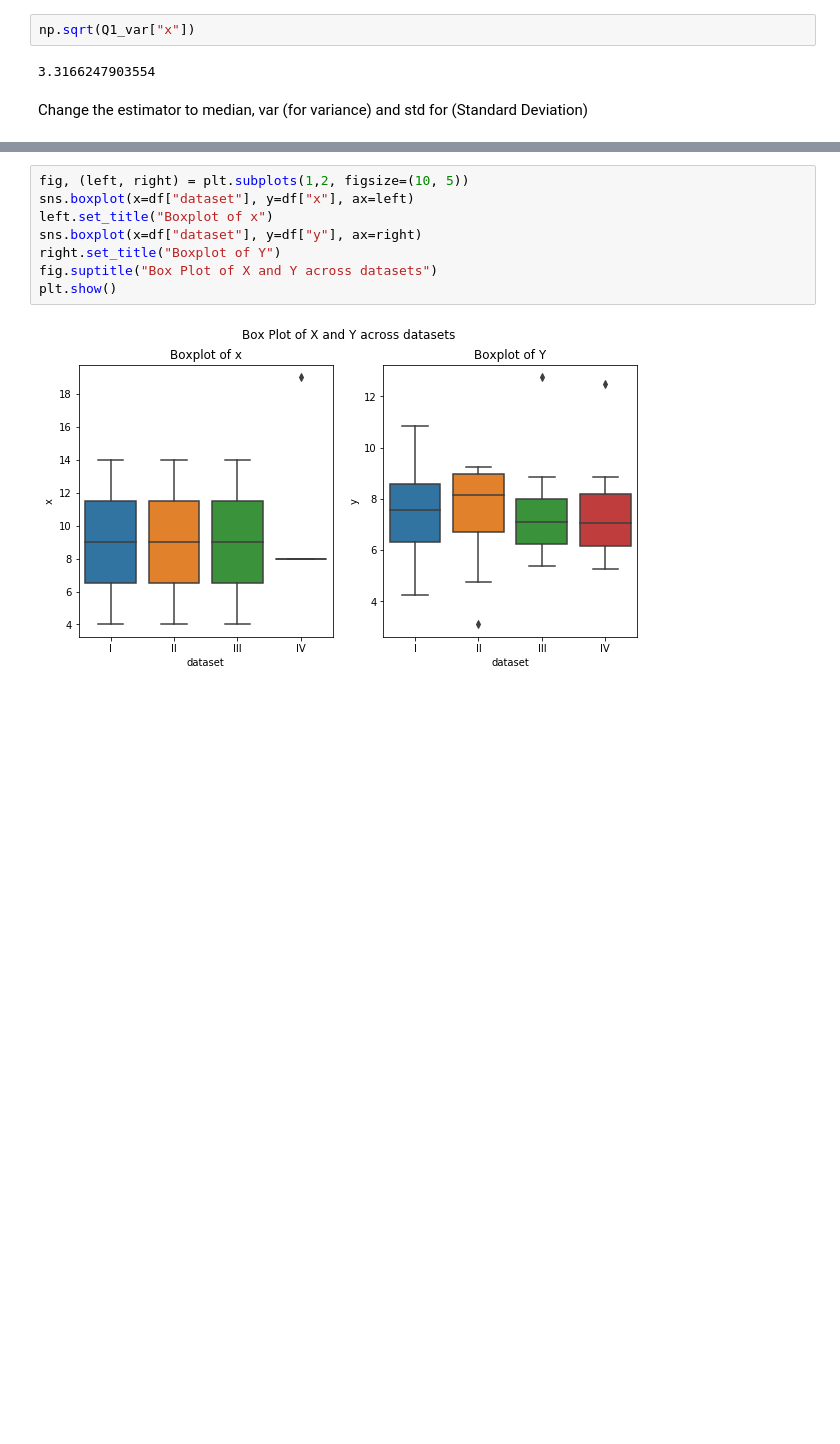
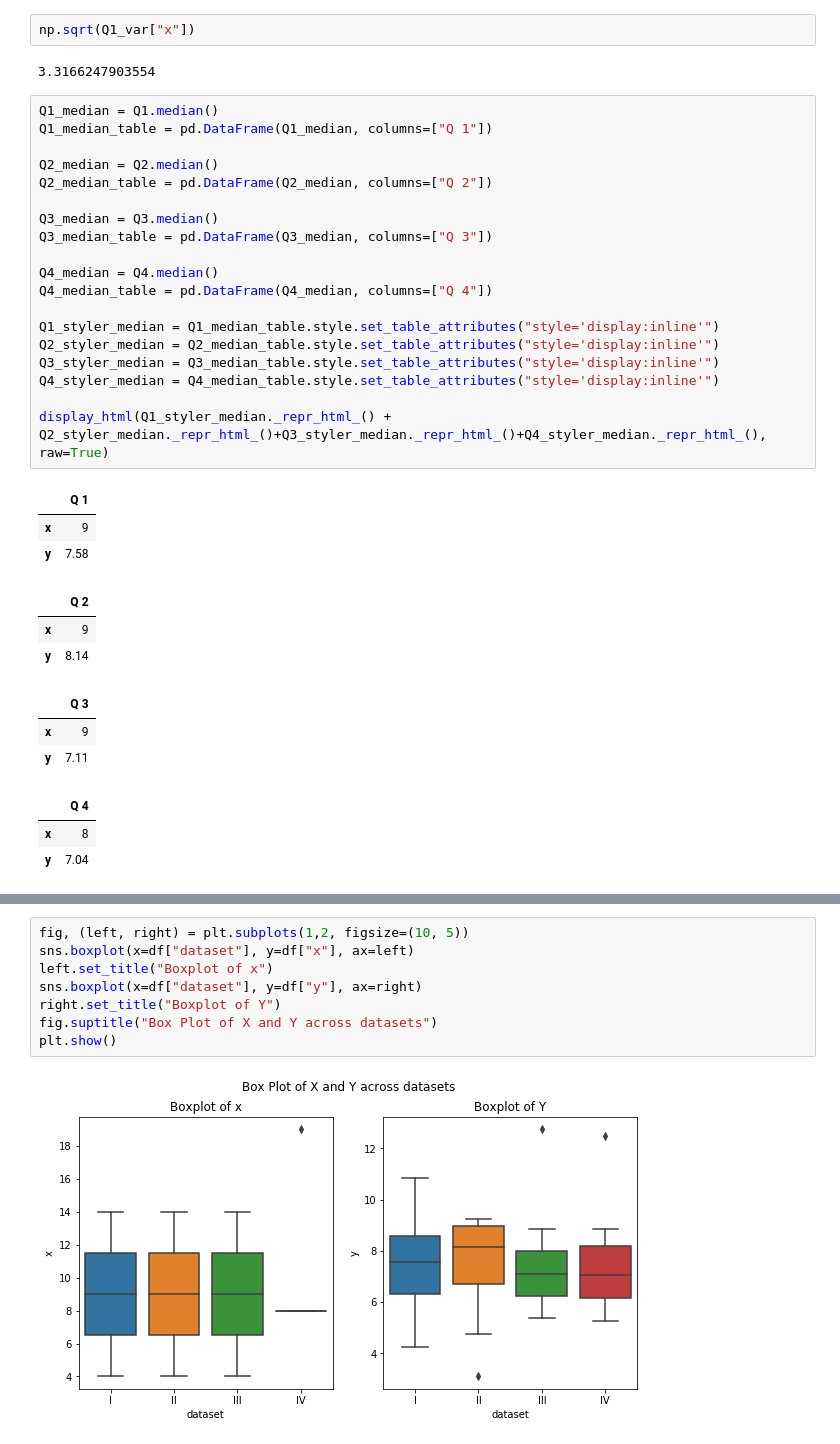
Before and after one commit to dermotkel/fundamentals-of-data-analysis-, a Jupyter notebook: Fundamentals of Data Analysis .ipynb, the cells around one changed output, grey strips where cells are left out. Drawn from its saved outputs; the diff is of its cells as text; blank space fills up the shorter version.

```diff
--- a/Fundamentals of Data Analysis .ipynb
+++ b/Fundamentals of Data Analysis .ipynb
@@ -220,8 +222,38 @@ display_html(Q1_styler_var._repr_html_() + Q2_styler_var._repr_html_()+Q3_styler
 np.sqrt(Q1_var["x"])
 # %% [output]
 3.3166247903554
-# %% [markdown]
-Change the estimator to median, var (for variance) and std for (Standard Deviation)
+# %%
+Q1_median = Q1.median()
+Q1_median_table = pd.DataFrame(Q1_median, columns=["Q 1"])
+
+Q2_median = Q2.median()
+Q2_median_table = pd.DataFrame(Q2_median, columns=["Q 2"])
+
+Q3_median = Q3.median()
+Q3_median_table = pd.DataFrame(Q3_median, columns=["Q 3"])
+
+Q4_median = Q4.median()
+Q4_median_table = pd.DataFrame(Q4_median, columns=["Q 4"])
+
+Q1_styler_median = Q1_median_table.style.set_table_attributes("style='display:inline'")
+Q2_styler_median = Q2_median_table.style.set_table_attributes("style='display:inline'")
+Q3_styler_median = Q3_median_table.style.set_table_attributes("style='display:inline'")
+Q4_styler_median = Q4_median_table.style.set_table_attributes("style='display:inline'")
+
+display_html(Q1_styler_median._repr_html_() + Q2_styler_median._repr_html_()+Q3_styler_median._repr_html_()+Q4_styler_median._repr_html_(), raw=True)
+# %% [output]
+|  | Q 1 |
+| x | 9 |
+| y | 7.58 |
+|  | Q 2 |
+| x | 9 |
+| y | 8.14 |
+|  | Q 3 |
+| x | 9 |
+| y | 7.11 |
+|  | Q 4 |
+| x | 8 |
+| y | 7.04 |
 # %%
 Q1_corr = Q1.corr()
 Q2_corr = Q2.corr()
```
Also changed, not shown: parts of 5 cells of this notebook.
